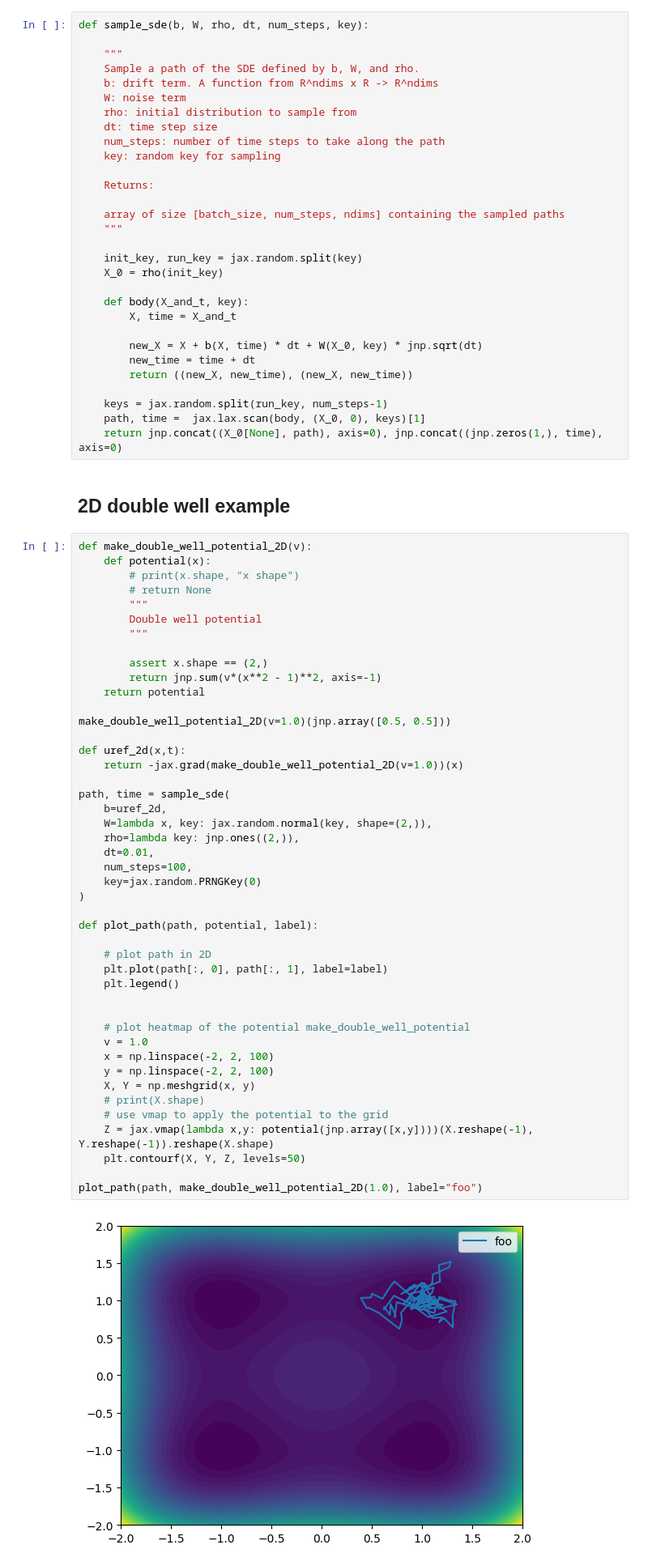
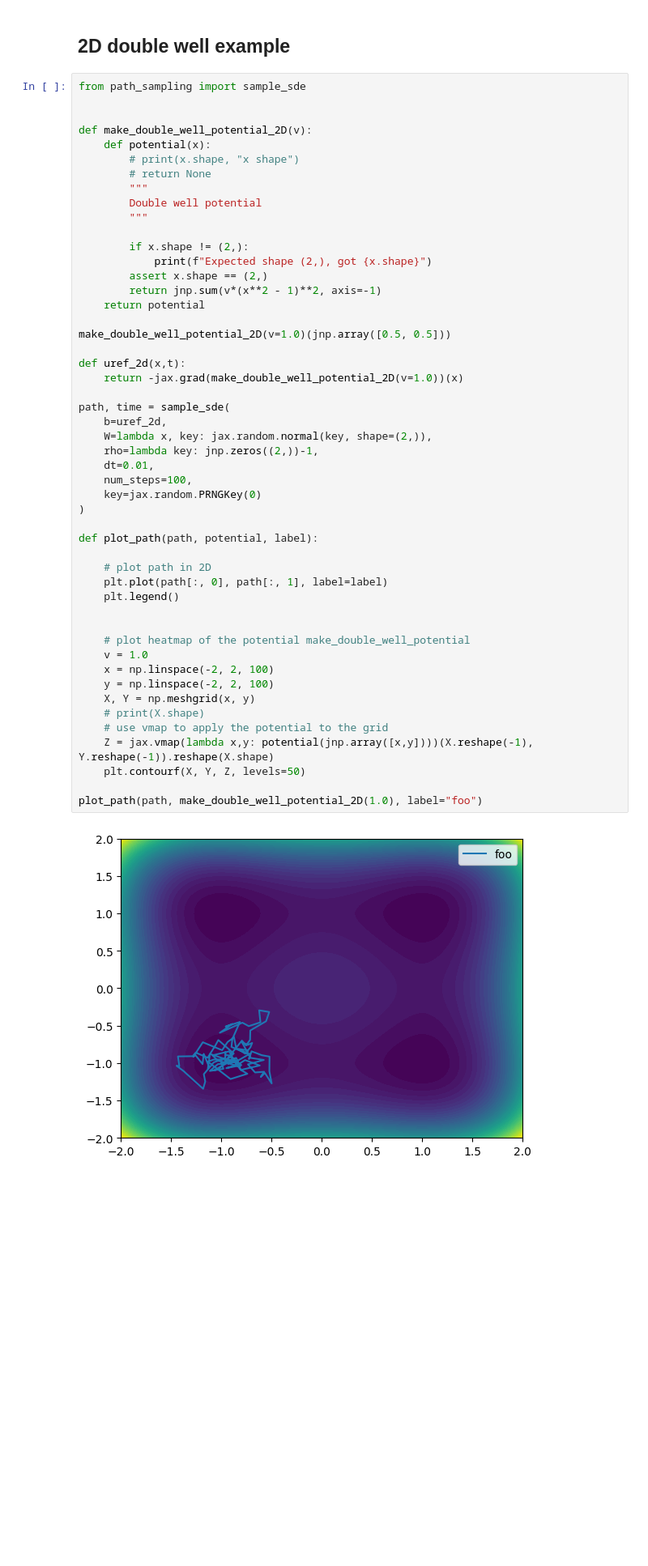
Before and after one commit to reubenharry/path_sampling, a Jupyter notebook: src/path_sampling_nb 2D.ipynb, the cells around one changed output. Shown at 81% size. Drawn from its saved outputs; the diff is of its cells as text; blank space fills up the shorter version.

```diff
--- a/src/path_sampling_nb 2D.ipynb
+++ b/src/path_sampling_nb 2D.ipynb
@@ -26,39 +26,12 @@ os.environ["XLA_FLAGS"] = "--xla_force_host_platform_device_count=" + str(200)
 ndims = 2
 # %% [markdown]
 We now define a function that generates random paths given a drift term `b` and a noise term `W`:
-# %%
-def sample_sde(b, W, rho, dt, num_steps, key):
-
-    """
-    Sample a path of the SDE defined by b, W, and rho.
-    b: drift term. A function from R^ndims x R -> R^ndims
-    W: noise term
-    rho: initial distribution to sample from
-    dt: time step size
-    num_steps: number of time steps to take along the path
-    key: random key for sampling
-
-    Returns:
-
-    array of size [batch_size, num_steps, ndims] containing the sampled paths
-    """
-
-    init_key, run_key = jax.random.split(key)
-    X_0 = rho(init_key)
-
-    def body(X_and_t, key):
-        X, time = X_and_t
-
-        new_X = X + b(X, time) * dt + W(X_0, key) * jnp.sqrt(dt)
-        new_time = time + dt
-        return ((new_X, new_time), (new_X, new_time))
-
-    keys = jax.random.split(run_key, num_steps-1)
-    path, time =  jax.lax.scan(body, (X_0, 0), keys)[1]
-    return jnp.concat((X_0[None], path), axis=0), jnp.concat((jnp.zeros(1,), time), axis=0)
 # %% [markdown]
 ## 2D double well example
 # %%
+from path_sampling import sample_sde
+
+
 def make_double_well_potential_2D(v):
     def potential(x):
         # print(x.shape, "x shape")
@@ -67,6 +40,8 @@ def make_double_well_potential_2D(v):
         Double well potential
         """
 
+        if x.shape != (2,):
+            print(f"Expected shape (2,), got {x.shape}")
         assert x.shape == (2,)
         return jnp.sum(v*(x**2 - 1)**2, axis=-1)
     return potential
@@ -76,32 +51,32 @@ make_double_well_potential_2D(v=1.0)(jnp.array([0.5, 0.5]))
 def uref_2d(x,t):
     return -jax.grad(make_double_well_potential_2D(v=1.0))(x)
 
 path, time = sample_sde(
     b=uref_2d,
     W=lambda x, key: jax.random.normal(key, shape=(2,)),
-    rho=lambda key: jnp.ones((2,)),
+    rho=lambda key: jnp.zeros((2,))-1,
     dt=0.01,
     num_steps=100,
     key=jax.random.PRNGKey(0)
 )
 
 def plot_path(path, potential, label):
 
     # plot path in 2D
     plt.plot(path[:, 0], path[:, 1], label=label)
     plt.legend()
 
 
     # plot heatmap of the potential make_double_well_potential
     v = 1.0
     x = np.linspace(-2, 2, 100)
     y = np.linspace(-2, 2, 100)
     X, Y = np.meshgrid(x, y)
     # print(X.shape)
     # use vmap to apply the potential to the grid
     Z = jax.vmap(lambda x,y: potential(jnp.array([x,y])))(X.reshape(-1), Y.reshape(-1)).reshape(X.shape)
     plt.contourf(X, Y, Z, levels=50)
 
 plot_path(path, make_double_well_potential_2D(1.0), label="foo")
 # %% [output]
-[figure, old version]
+[figure, new version]
```
Also changed, not shown: parts of 12 cells of this notebook, 5 other files.
